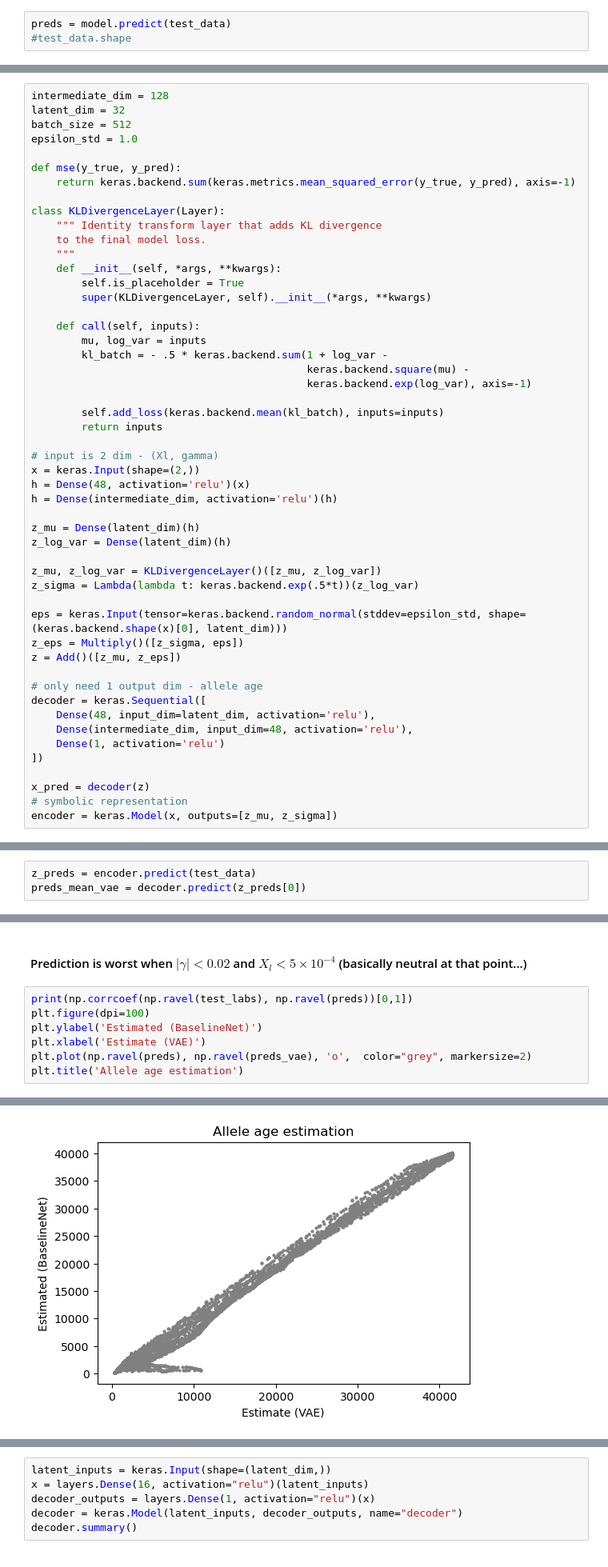
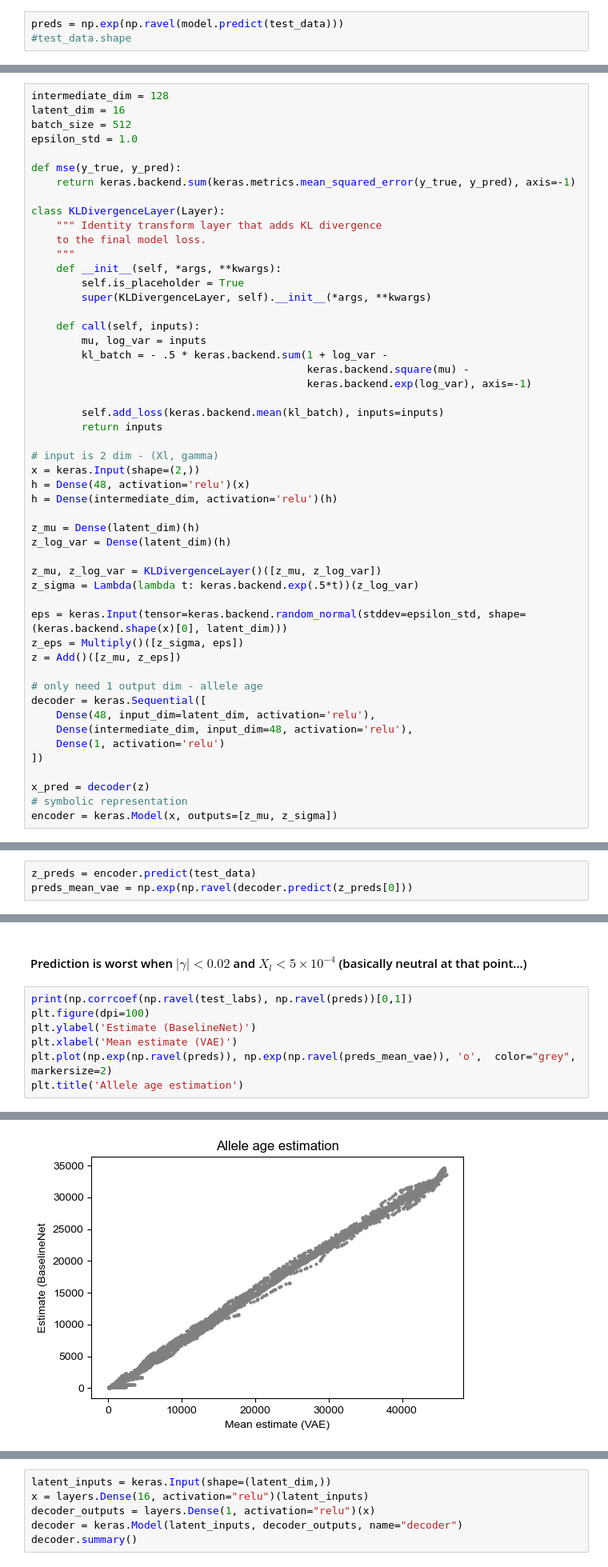
Before and after one commit to VivaswatS/selCoefEst, a Jupyter notebook: working_selCoefEst.ipynb, the cells around one changed output, grey strips where cells are left out. Shown at 80% size. Cells and saved outputs as stored; diff of their text form.

```diff
--- a/working_selCoefEst.ipynb
+++ b/working_selCoefEst.ipynb
@@ -141,5 +142,5 @@ print('Root Mean Square Error on test set: {}'.format(round(rmse, 3)))
 7/7 [==============================] - 0s 2ms/step - loss: 19176.2168 - mae: 119.0167 - mse: 19176.2168
 Root Mean Square Error on test set: 138.478
 # %%
-preds = model.predict(test_data)
+preds = np.exp(np.ravel(model.predict(test_data)))
 #test_data.shape
@@ -159,7 +176,7 @@ plt.plot(np.exp(np.ravel(test_labs)), np.exp(np.ravel(preds)), 'o',  color="grey
 Borrowed from https://tiao.io/post/tutorial-on-variational-autoencoders-with-a-concise-keras-implementation/
 # %%
 intermediate_dim = 128
-latent_dim = 32
+latent_dim = 16
 batch_size = 512
 epsilon_std = 1.0
 
@@ -258,7 +255,7 @@ hist['epoch'] = history.epoch
 [figure]
 # %%
 z_preds = encoder.predict(test_data)
-preds_mean_vae = decoder.predict(z_preds[0])
+preds_mean_vae = np.exp(np.ravel(decoder.predict(z_preds[0]))
 # %%
 nsamps = 100
 z_samps = np.empty((test_labs.shape[0], latent_dim))
@@ -335,8 +386,8 @@ Text(0, 0.5, 'gamma')
 # %%
 print(np.corrcoef(np.ravel(test_labs), np.ravel(preds))[0,1])
 plt.figure(dpi=100)
-plt.ylabel('Estimated (BaselineNet)')
-plt.xlabel('Estimate (VAE)')
-plt.plot(np.ravel(preds), np.ravel(preds_vae), 'o',  color="grey", markersize=2)
+plt.ylabel('Estimate (BaselineNet)')
+plt.xlabel('Mean estimate (VAE)')
+plt.plot(np.exp(np.ravel(preds)), np.exp(np.ravel(preds_mean_vae)), 'o',  color="grey", markersize=2)
 plt.title('Allele age estimation')
 # %% [output]
@@ -344,5 +395,5 @@ plt.title('Allele age estimation')
 Text(0.5, 1.0, 'Allele age estimation')
-[figure, old version]
+[figure, new version]
 # %%
 class Sampling(layers.Layer):
     """Uses (z_mean, z_log_var) to sample z, the vector encoding a digit."""
```
Also changed, not shown: parts of 21 cells of this notebook.
